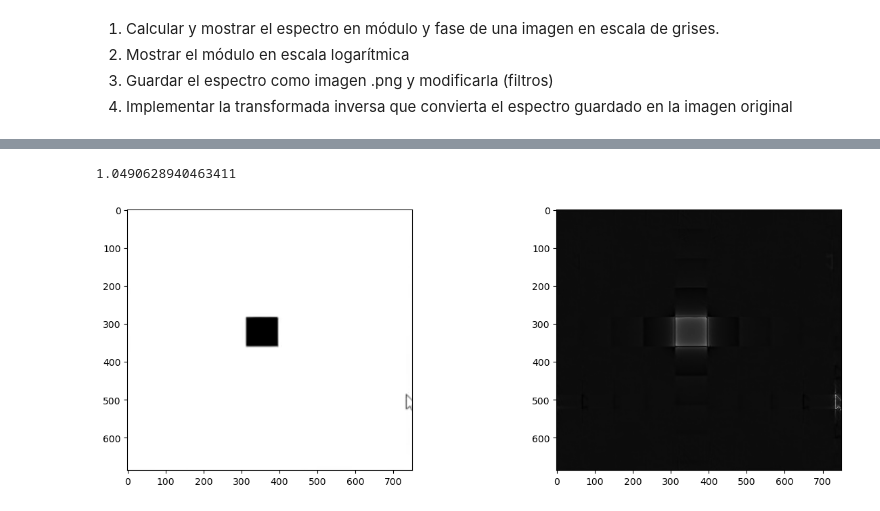
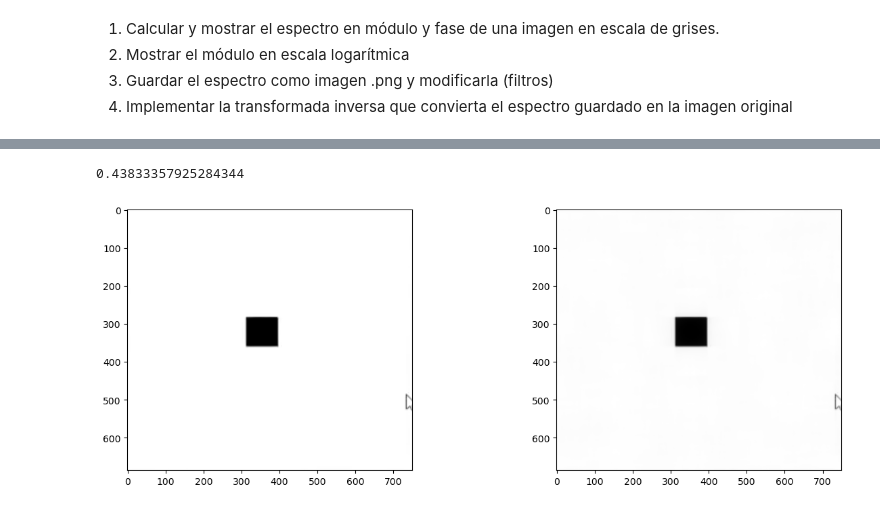
Before and after one commit to disenodc/pdi, a Jupyter notebook: Practica_4_Ceballos.ipynb, the cells around one changed output, grey strips where cells are left out. Cells and saved outputs as stored; diff of their text form; code cells hidden in the pictures.

```diff
--- a/Practica_4_Ceballos.ipynb
+++ b/Practica_4_Ceballos.ipynb
@@ -85,23 +85,23 @@ plt.imshow(y_mod_log,'gray')
 # %%
 #transformada inversa para recuperar la imagen original
 
 IIm = 10**(y_mod_log/beta)-alpha
 
 #spectrum = np.empty(IIm.shape, dtype=complex) #Para crear una matriz vacia del tipo compleja.
 
-spectrum = IIm * np.exp(1j * x_phase)
+spectrum = IIm * np.exp(1j * xp)
 #spectrum = spectrum * N * M
 
 #tf inversa
 image_back = np.fft.ifft2(np.fft.ifftshift(spectrum))
 
 #plt.imshow(np.abs(image_back),'gray')
 fig, axes = plt.subplots(1, 2, figsize=(15,5))
 axes[0].imshow(img,'gray')
 axes[1].imshow(np.abs(image_back), 'gray')
 
 #valor medio2 entre imgs
 print(rmse(img,np.abs(image_back)))
 # %% [output]
-1.0490628940463411
+0.43833357925284344
-[figure, old version]
+[figure, new version]
```
Also changed, not shown: parts of 2 cells of this notebook, 1 other file.
